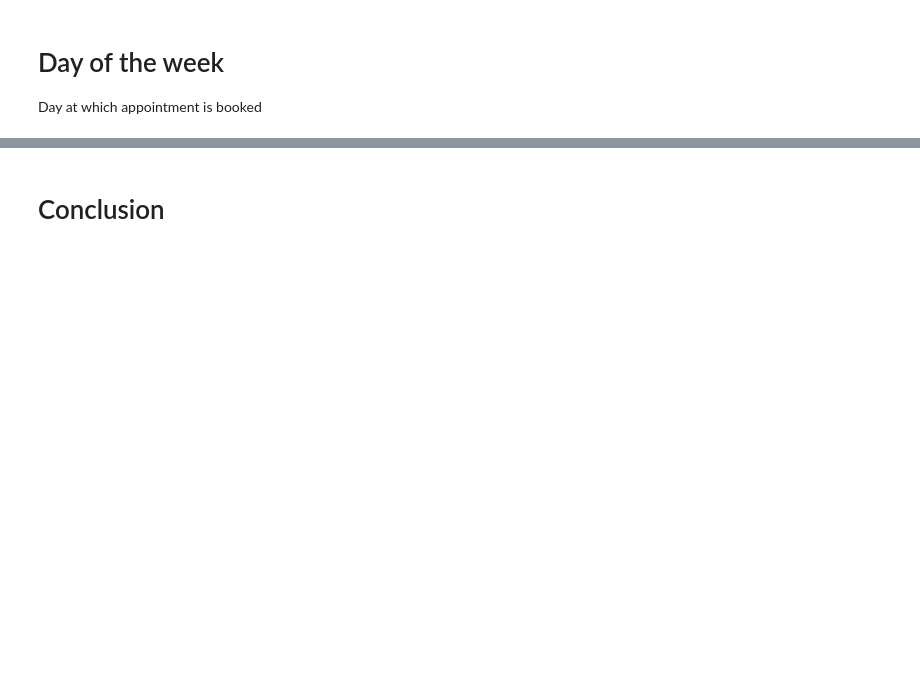
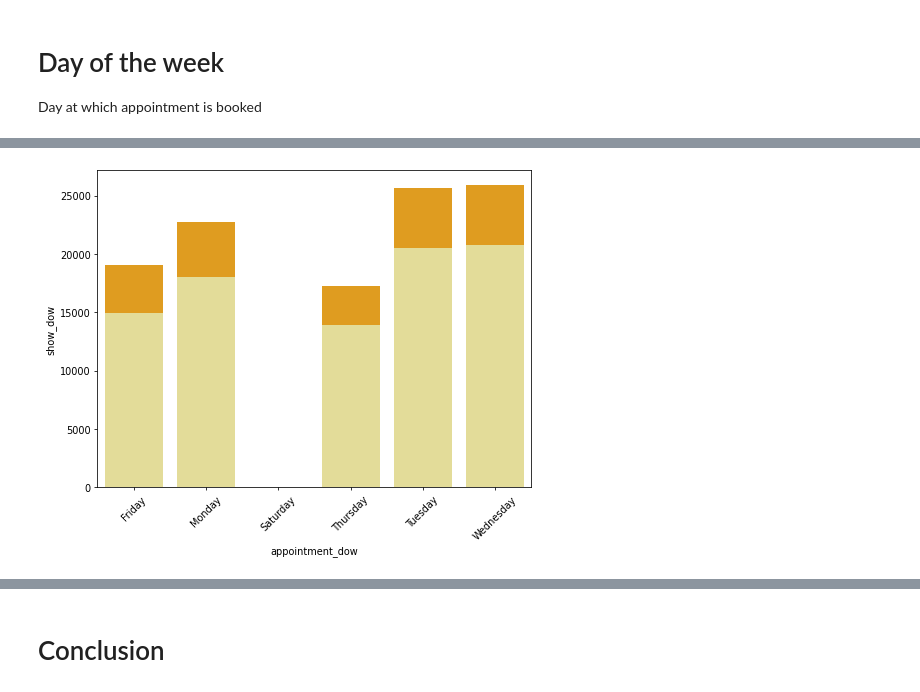
Before and after one commit to dishankkalra23/Algorithms, a Jupyter notebook: Medical_Appointment_No_Shows.ipynb, the cells around one changed output, grey strips where cells are left out. Drawn from its saved outputs; the diff is of its cells as text; code cells hidden in the pictures; blank space fills up the shorter version.

```diff
--- a/Medical_Appointment_No_Shows.ipynb
+++ b/Medical_Appointment_No_Shows.ipynb
@@ -171,6 +171,9 @@ dtype: object
 # %%
 df['ScheduledTime'] = pd.to_datetime(df.ScheduledDay).dt.time
 df['AppointmentTime'] = pd.to_datetime(df.AppointmentDay).dt.time
+# %%
+df['appointment_dow'] = pd.to_datetime(df.AppointmentDay).dt.day_name()
+df['appointment_month'] = pd.to_datetime(df.AppointmentDay).dt.month_name()
 # %%
 df['ScheduledDay'] = df['ScheduledDay'].dt.date
 df['AppointmentDay'] = df['AppointmentDay'].dt.date
@@ -745,3 +767,10 @@ plt.xticks(rotation=75);
 # %% [markdown]
 # Day of the week
 Day at which appointment is booked
+# %%
+appointment_day_of_week = pd.DataFrame()
+# %%
+appointment_day_of_week['total_dow'] = df.groupby('appointment_dow').show.count()
+appointment_day_of_week['show_dow'] = df.groupby('appointment_dow').show.sum()
+appointment_day_of_week['show_prop'] = df.groupby('appointment_dow').show.mean()
+appointment_day_of_week.reset_index(inplace=True)
@@ -747,0 +787,7 @@ Day at which appointment is booked
+# %%
+plt.figure(figsize=(8,6),dpi=70)
+sns.barplot(data=appointment_day_of_week,x='appointment_dow',y='total_dow',color='orange')
+sns.barplot(data=appointment_day_of_week,x='appointment_dow',y='show_dow',color='khaki')
+plt.xticks(rotation=45);
+# %% [output]
+[figure, added]
```
Also changed, not shown: parts of 12 cells of this notebook.
